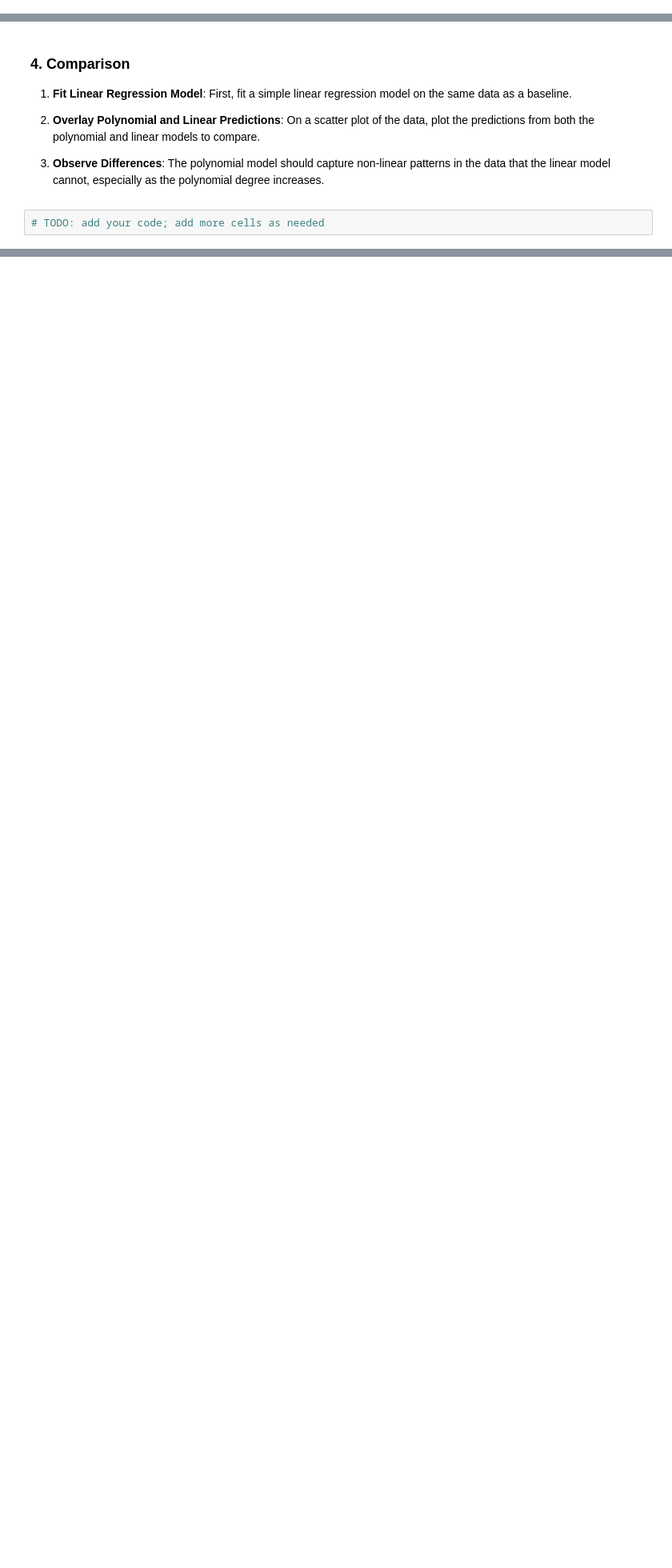
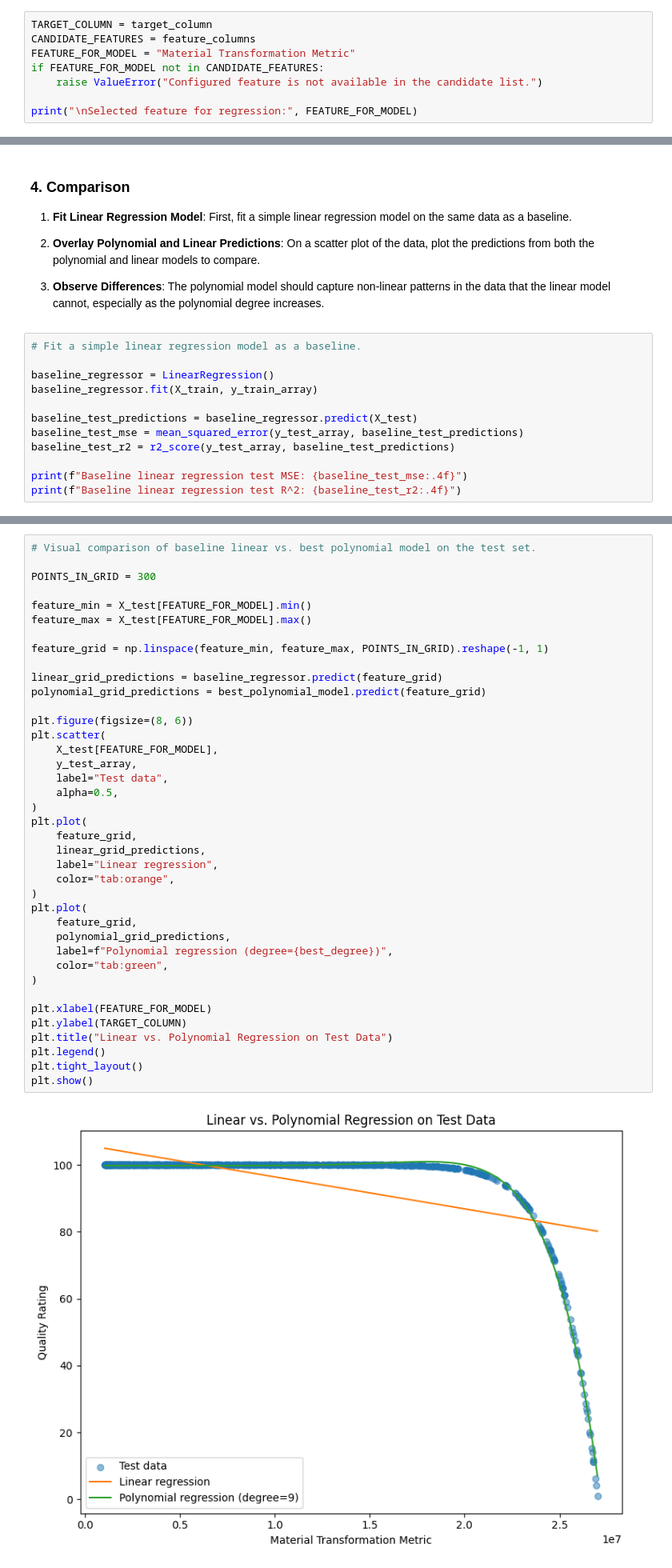
Before and after one commit to longdang193/FAIPL-2025, a Jupyter notebook: FAIPL-assigment2/polynomial_regression_assignment.ipynb, the cells around one changed output, grey strips where cells are left out. Shown at 80% size. Drawn from its saved outputs; the diff is of its cells as text; blank space fills up the shorter version.

Commit message:
Implement polynomial regression with CV and comparison plots

```diff
--- a/FAIPL-assigment2/polynomial_regression_assignment.ipynb
+++ b/FAIPL-assigment2/polynomial_regression_assignment.ipynb
@@ -159,0 +188,8 @@ plt.show()
+# %%
+TARGET_COLUMN = target_column
+CANDIDATE_FEATURES = feature_columns
+FEATURE_FOR_MODEL = "Material Transformation Metric"
+if FEATURE_FOR_MODEL not in CANDIDATE_FEATURES:
+    raise ValueError("Configured feature is not available in the candidate list.")
+
+print("\nSelected feature for regression:", FEATURE_FOR_MODEL)
@@ -172,4 +311,14 @@ plt.show()
 
 3. **Observe Differences**: The polynomial model should capture non-linear patterns in the data that the linear model cannot, especially as the polynomial degree increases.
 # %%
-# TODO: add your code; add more cells as needed
+# Fit a simple linear regression model as a baseline.
+
+baseline_regressor = LinearRegression()
+baseline_regressor.fit(X_train, y_train_array)
+
+baseline_test_predictions = baseline_regressor.predict(X_test)
+baseline_test_mse = mean_squared_error(y_test_array, baseline_test_predictions)
+baseline_test_r2 = r2_score(y_test_array, baseline_test_predictions)
+
+print(f"Baseline linear regression test MSE: {baseline_test_mse:.4f}")
+print(f"Baseline linear regression test R^2: {baseline_test_r2:.4f}")
@@ -175,0 +328,41 @@ plt.show()
+# %%
+# Visual comparison of baseline linear vs. best polynomial model on the test set.
+
+POINTS_IN_GRID = 300
+
+feature_min = X_test[FEATURE_FOR_MODEL].min()
+feature_max = X_test[FEATURE_FOR_MODEL].max()
+
+feature_grid = np.linspace(feature_min, feature_max, POINTS_IN_GRID).reshape(-1, 1)
+
+linear_grid_predictions = baseline_regressor.predict(feature_grid)
+polynomial_grid_predictions = best_polynomial_model.predict(feature_grid)
+
+plt.figure(figsize=(8, 6))
+plt.scatter(
+    X_test[FEATURE_FOR_MODEL],
+    y_test_array,
+    label="Test data",
+    alpha=0.5,
+)
+plt.plot(
+    feature_grid,
+    linear_grid_predictions,
+    label="Linear regression",
+    color="tab:orange",
+)
+plt.plot(
+    feature_grid,
+    polynomial_grid_predictions,
+    label=f"Polynomial regression (degree={best_degree})",
+    color="tab:green",
+)
+
+plt.xlabel(FEATURE_FOR_MODEL)
+plt.ylabel(TARGET_COLUMN)
+plt.title("Linear vs. Polynomial Regression on Test Data")
+plt.legend()
+plt.tight_layout()
+plt.show()
+# %% [output]
+[figure, added]
```
Also changed, not shown: parts of 19 cells of this notebook.
